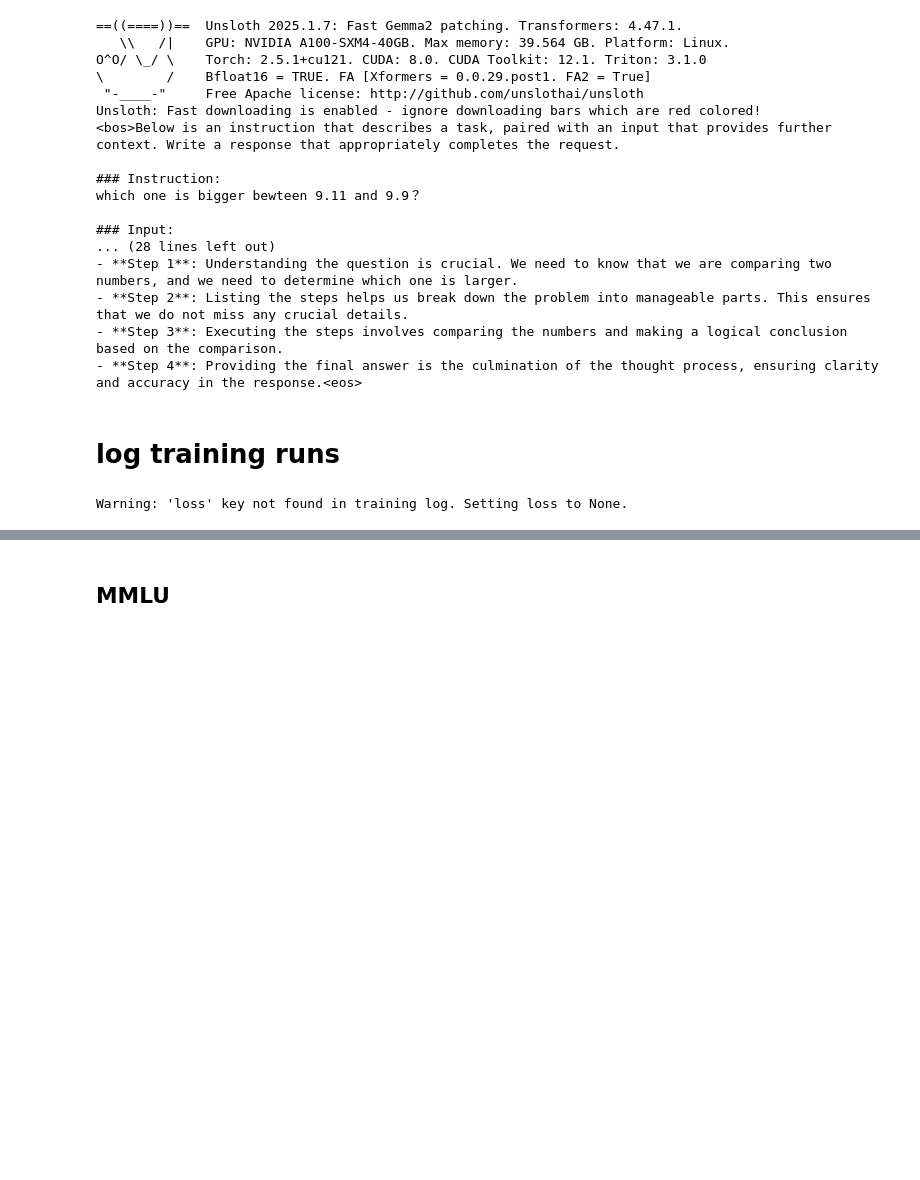
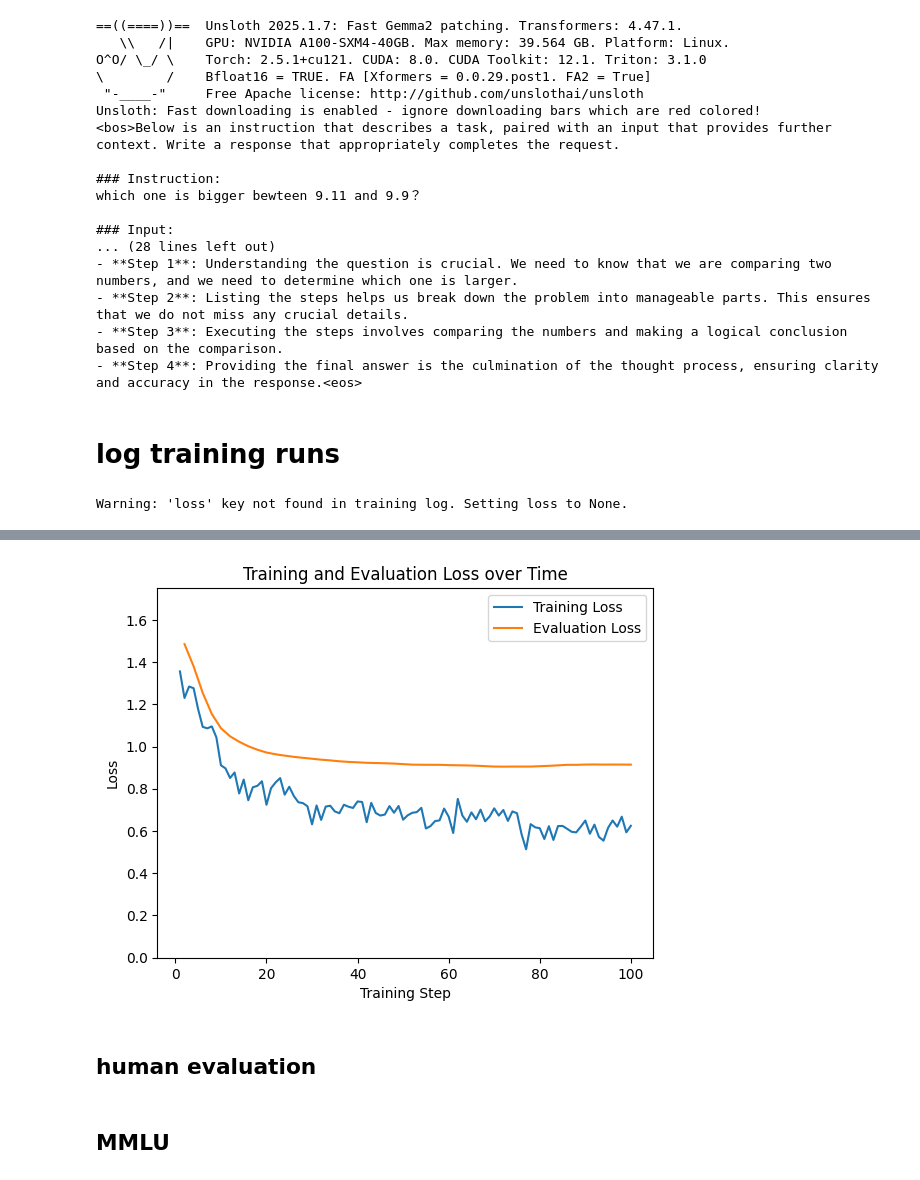
Before and after one commit to CurseARealSword/nlp_module_4_QA, a Jupyter notebook: NLP_module_4_QA_Ritzmann.ipynb, the cells around one changed output, grey strips where cells are left out. Saved outputs shown, nothing was run; the diff lists cells and outputs as text; code cells hidden in the pictures; blank space fills up the shorter version.

```diff
--- a/NLP_module_4_QA_Ritzmann.ipynb
+++ b/NLP_module_4_QA_Ritzmann.ipynb
@@ -138,15 +145,0 @@ Successfully installed ninja-1.11.1.3
-# %%
-from unsloth import FastLanguageModel
-#import torch
-max_seq_length = 2048
-dtype = None #why?
-load_in_4bit = True #test with 4bit first
-
-model, tokenizer = FastLanguageModel.from_pretrained(
-    #model_name = "google/gemma-2-2b",
-    model_name = "google/gemma-2-2b-it_4b",
-    max_seq_length = max_seq_length,
-    dtype=dtype,
-    load_in_4bit = load_in_4bit,
-    use_auth_token=HUGGINGFACE_TOKEN,
-    )
@@ -880,0 +770,3 @@ Warning: 'loss' key not found in training log. Setting loss to None.
+# %%
+log_history = trainer.state.log_history
+print(log_history)
@@ -880,0 +775,25 @@ Warning: 'loss' key not found in training log. Setting loss to None.
+# %%
+import matplotlib.pyplot as plt
+
+loss_values = [entry['loss'] for entry in log_history if 'loss' in entry]
+train_steps = [entry['step'] for entry in log_history if 'loss' in entry]
+
+# extract the evaluation loss and steps
+eval_loss_values = [entry['eval_loss'] for entry in log_history if 'eval_loss' in entry]
+eval_steps = [entry['step'] for entry in log_history if 'eval_loss' in entry]
+
+plt.plot(train_steps, loss_values, label='Training Loss')
+plt.plot(eval_steps, eval_loss_values, label='Evaluation Loss')
+
+plt.xlabel('Training Step')
+plt.ylabel('Loss')
+plt.title('Training and Evaluation Loss over Time')
+plt.legend()
+
+plt.ylim(0, 1.75)  #
+
+plt.show()
+# %% [output]
+[figure, added]
+# %% [markdown]
+## human evaluation
```
Also changed, not shown: parts of 45 cells of this notebook.
